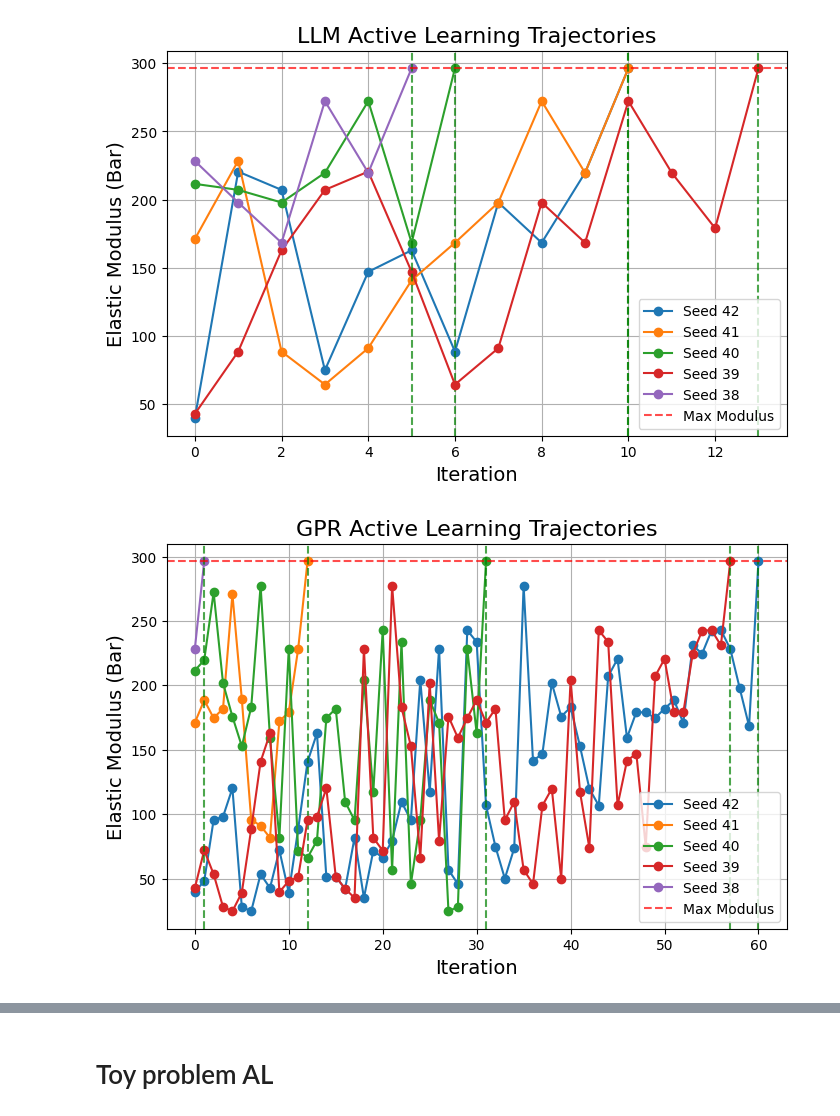
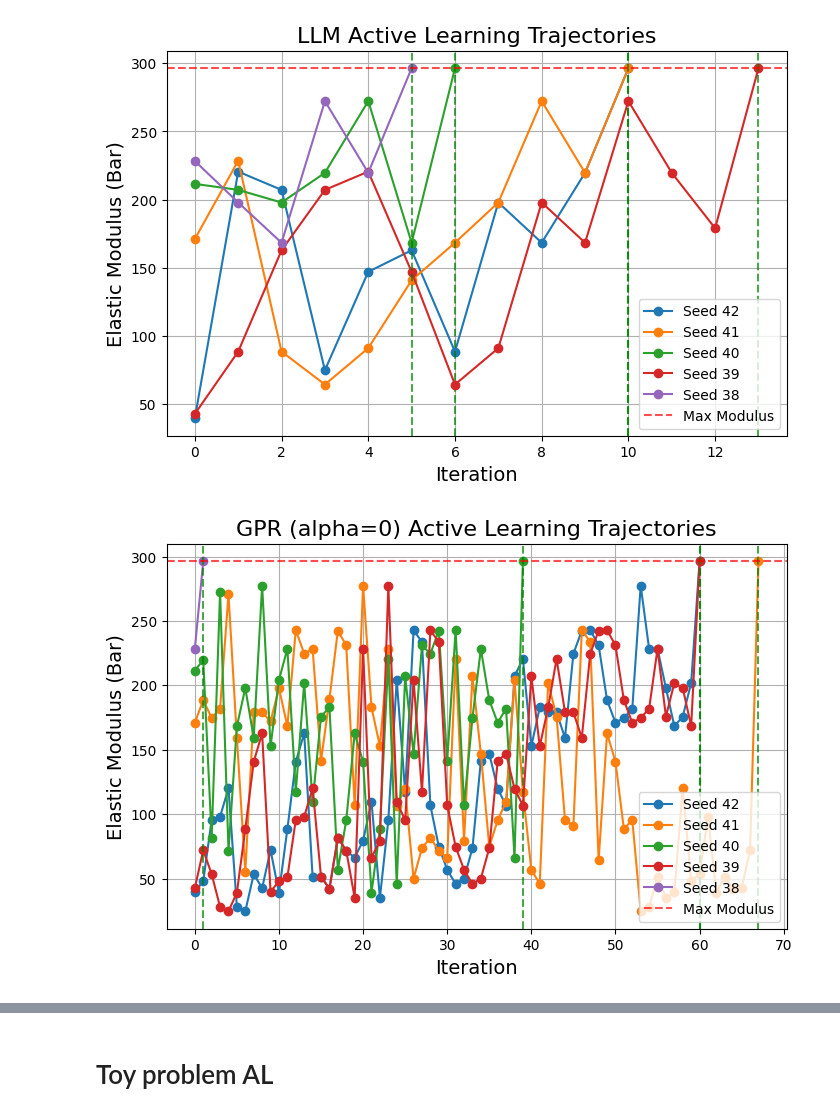
Before and after one commit to Toniaac/hte-data-processing, a Jupyter notebook: Active Learning.ipynb, the cells around one changed output, grey strips where cells are left out. Cells and saved outputs as stored; diff of their text form; code cells hidden in the pictures.

```diff
--- a/Active Learning.ipynb
+++ b/Active Learning.ipynb
@@ -1447,7 +1305,7 @@ Elastic Modulus: 219.61643412334288
 Stopping early at iteration 5 - Max modulus found.
 [figure]
 # %%
-def plot_multiple_trajectories(trajectory_dfs, labels=None):
+def plot_multiple_trajectories(trajectory_dfs, labels=None, title = "Model"):
     """
     Plots multiple trajectory DataFrames showing the evolution of Elastic Modulus over iterations.
 
@@ -1468,7 +1326,7 @@ def plot_multiple_trajectories(trajectory_dfs, labels=None):
     plt.axhline(y=max_modulus, color='r', linestyle='--', label='Max Modulus', alpha=0.7)
     plt.xlabel("Iteration", fontsize=14)
     plt.ylabel("Elastic Modulus (Bar)", fontsize=14)
-    plt.title("GPR Alpha0.1 Active Learning Trajectories", fontsize=16)
+    plt.title(f"{title} Active Learning Trajectories", fontsize=16)
     plt.legend(loc = 'lower right')
     plt.grid(True)
     plt.show()
@@ -1483,13 +1341,13 @@ plot_multiple_trajectories([llm_randomseed42, llm_randomseed41, llm_randomseed40
 # %% [output]
 [figure]
 # %%
-gpr_randomseed42 = pd.read_csv("gpr_experiment_trajectory_seed42.csv")
-gpr_randomseed41 = pd.read_csv("gpr_experiment_trajectory_seed41.csv")
-gpr_randomseed40 = pd.read_csv("gpr_experiment_trajectory_seed40.csv")
-gpr_randomseed39 = pd.read_csv("gpr_experiment_trajectory_seed39.csv")
-gpr_randomseed38 = pd.read_csv("gpr_experiment_trajectory_seed38.csv")
+gpr0_randomseed42 = pd.read_csv("gpr_experiment_trajectory_alpha0_seed42.csv")
+gpr0_randomseed41 = pd.read_csv("gpr_experiment_trajectory_alpha0_seed41.csv")
+gpr0_randomseed40 = pd.read_csv("gpr_experiment_trajectory_alpha0_seed40.csv")
+gpr0_randomseed39 = pd.read_csv("gpr_experiment_trajectory_alpha0_seed39.csv")
+gpr0_randomseed38 = pd.read_csv("gpr_experiment_trajectory_alpha0_seed38.csv")
 
-plot_multiple_trajectories([gpr_randomseed42, gpr_randomseed41, gpr_randomseed40, gpr_randomseed39, gpr_randomseed38], labels=["Seed 42", "Seed 41", "Seed 40", "Seed 39", "Seed 38"])
+plot_multiple_trajectories([gpr0_randomseed42, gpr0_randomseed41, gpr0_randomseed40, gpr0_randomseed39, gpr0_randomseed38], labels=["Seed 42", "Seed 41", "Seed 40", "Seed 39", "Seed 38"], title="GPR (alpha=0)")
 # %% [output]
-[figure, old version]
+[figure, new version]
 # %%
```
Also changed, not shown: parts of 5 cells of this notebook, 25 other files.
